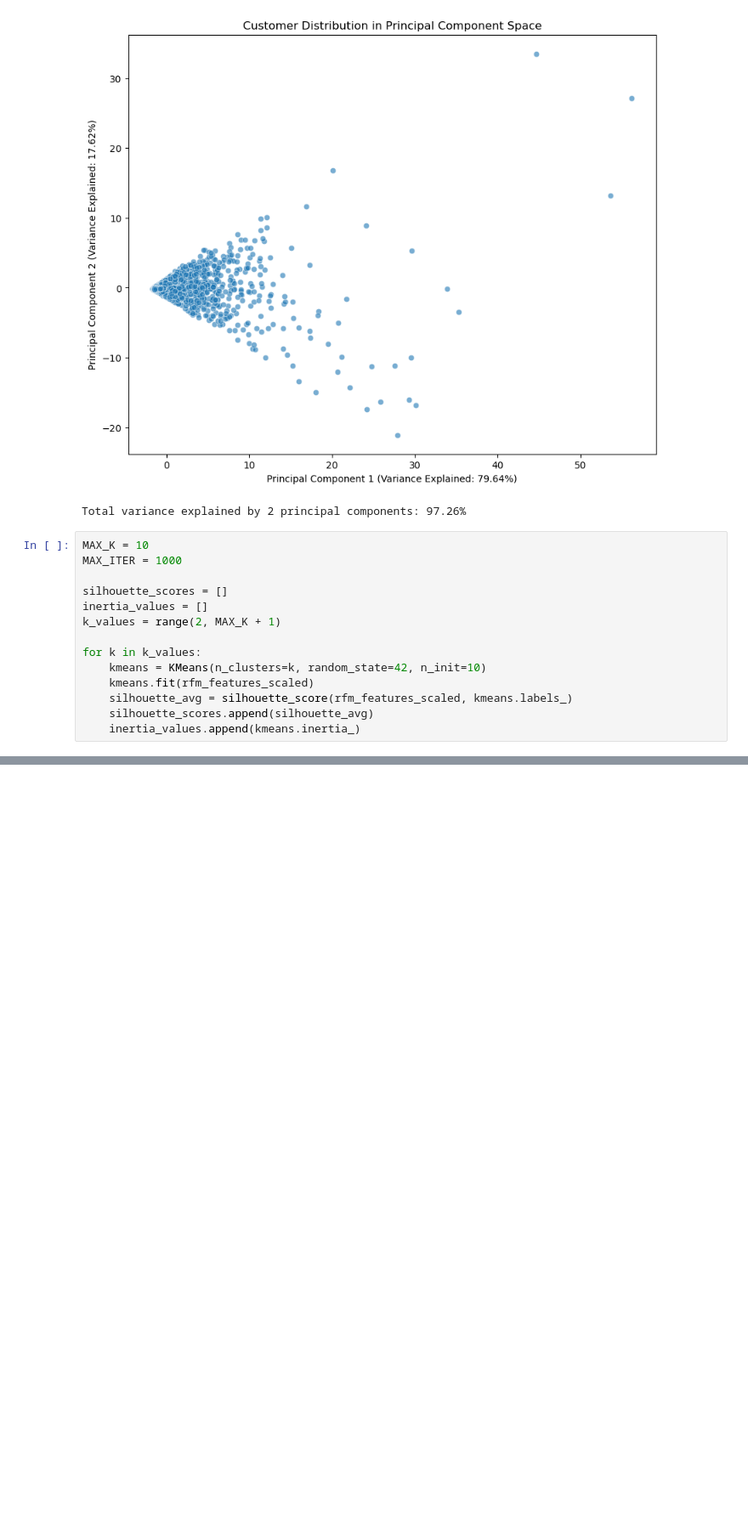
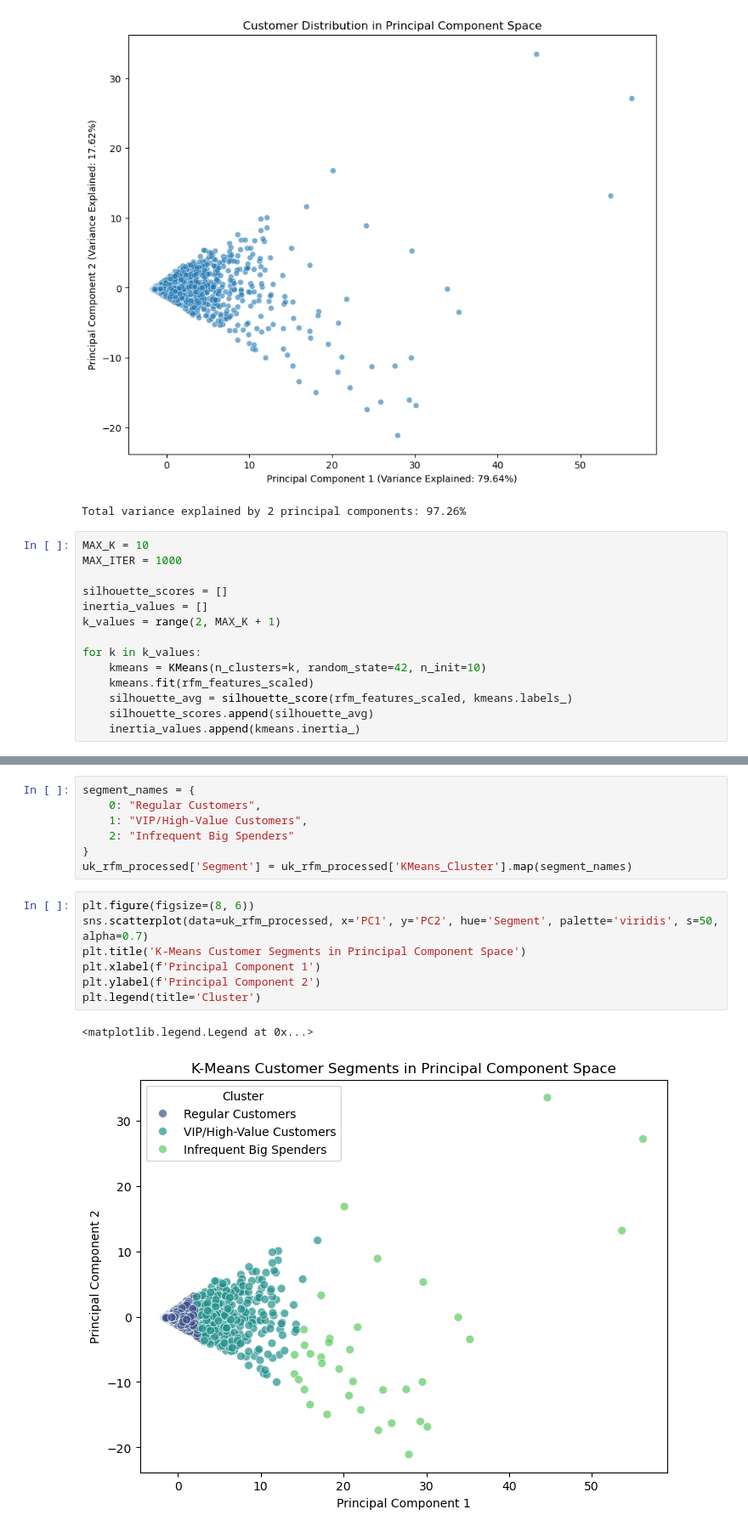
Before and after one commit to davidry777/FACETS-LLM, a Jupyter notebook: notebooks/customer_segmentation.ipynb, the cells around one changed output, grey strips where cells are left out. Shown: that part at 85% size. Saved outputs shown, nothing was run; the diff lists cells and outputs as text; blank space fills up the shorter version.

```diff
--- a/notebooks/customer_segmentation.ipynb
+++ b/notebooks/customer_segmentation.ipynb
@@ -184,0 +212,17 @@ Optimal number of clusters based on silhouette score: 2
+# %%
+segment_names = {
+    0: "Regular Customers",
+    1: "VIP/High-Value Customers",
+    2: "Infrequent Big Spenders"
+}
+uk_rfm_processed['Segment'] = uk_rfm_processed['KMeans_Cluster'].map(segment_names)
+# %%
+plt.figure(figsize=(8, 6))
+sns.scatterplot(data=uk_rfm_processed, x='PC1', y='PC2', hue='Segment', palette='viridis', s=50, alpha=0.7)
+plt.title('K-Means Customer Segments in Principal Component Space')
+plt.xlabel(f'Principal Component 1')
+plt.ylabel(f'Principal Component 2')
+plt.legend(title='Cluster')
+# %% [output]
+<matplotlib.legend.Legend at 0x...>
+[figure, added]
```
Also changed, not shown: parts of 7 cells of this notebook, 1 other file.
